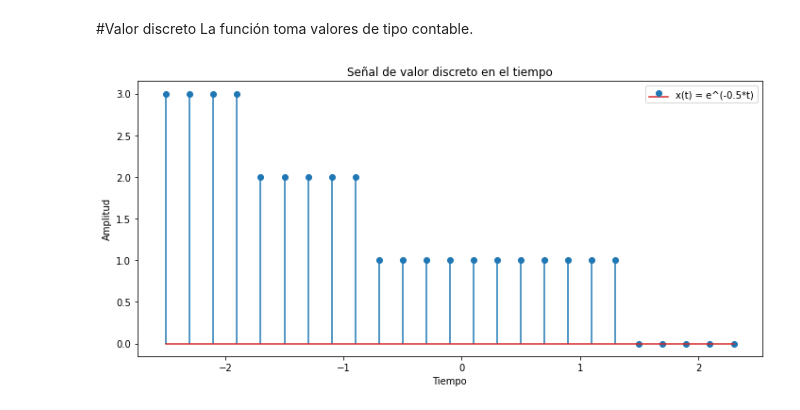
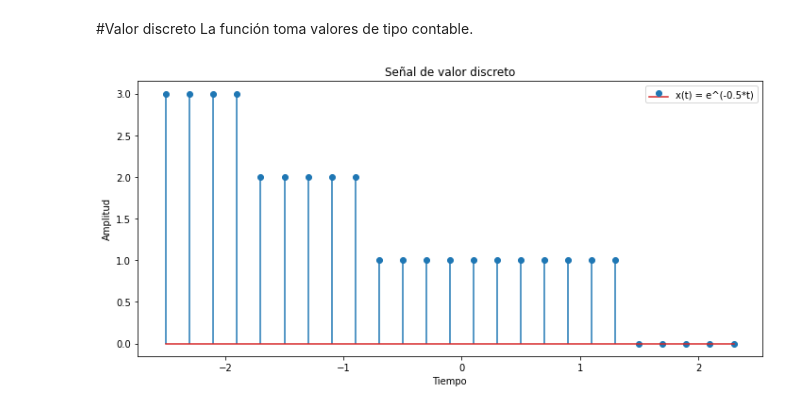
Before and after one commit to avilagab/Circuits, a Jupyter notebook: SYS/SYS01.ipynb, the cells around one changed output. Cells and saved outputs as stored; diff of their text form; code cells hidden in the pictures.

```diff
--- a/SYS/SYS01.ipynb
+++ b/SYS/SYS01.ipynb
@@ -81,16 +81,16 @@ La función toma valores de tipo contable.
 # %%
 dt = 0.2 # Intervalo de muestreo
 Fs = 1 / dt # frecuencia de muestreo
 t = np.arange(-2.5, 2.5, dt)
 # Señal a graficar x(t) = Sin(PI*t)*e^(-0.5*t)
 x = np.exp (-0.5 * t)
 fig, axs = plt.subplots()
-axs.set_title("Señal de valor discreto en el tiempo")
+axs.set_title("Señal de valor discreto")
 #La función around redondea el dato a su valor más cercano, según el número de decimales indicado
 markerline, stemlines, baseline = plt.stem(t, np.around(x,0), label='x(t) = e^(-0.5*t)', use_line_collection=True)
 axs.set_xlabel("Tiempo")
 axs.set_ylabel("Amplitud")
 plt.legend(loc='upper right')
 plt.show()
 # %% [output]
-[figure, old version]
+[figure, new version]
```
Also changed, not shown: parts of 4 cells of this notebook.
